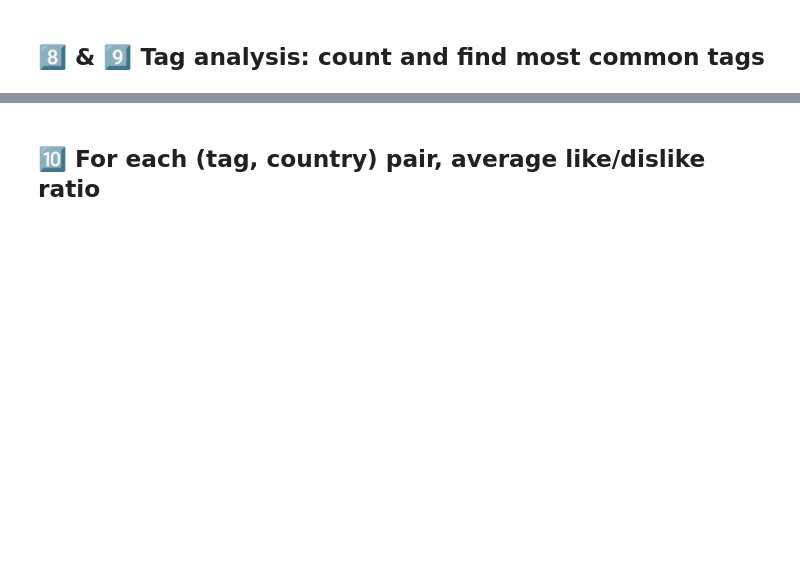
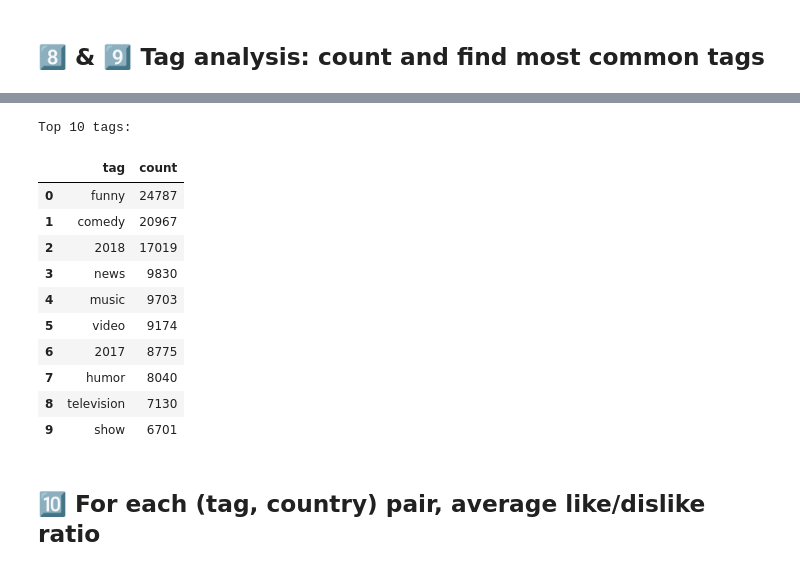
Before and after one commit to hseiinshamas/youtube-trending-analysis-2025, a Jupyter notebook: Trending_YouTube_Project.ipynb, the cells around one changed output, grey strips where cells are left out. Saved outputs shown, nothing was run; the diff lists cells and outputs as text; code cells hidden in the pictures; blank space fills up the shorter version.

```diff
--- a/Trending_YouTube_Project.ipynb
+++ b/Trending_YouTube_Project.ipynb
@@ -112,3 +253,29 @@ tag_counts.head(10)
+# %%
+# Let us remove the none for more clarity:
+
+# Remove [none] and strip extra quotes
+all_tags = youtube["tags"].dropna().str.split("|").explode()
+all_tags = all_tags[all_tags != "[none]"]  # remove [none]
+all_tags = all_tags.str.replace('"', '')   # remove extra quotes
+
+tag_counts = all_tags.value_counts().reset_index()
+tag_counts.columns = ["tag", "count"]
+
+print("Top 10 tags:")
+tag_counts.head(10)
+# %% [output]
+Top 10 tags:
+|  | tag | count |
+| 0 | funny | 24787 |
+| 1 | comedy | 20967 |
+| 2 | 2018 | 17019 |
+| 3 | news | 9830 |
+| 4 | music | 9703 |
+| 5 | video | 9174 |
+| 6 | 2017 | 8775 |
+| 7 | humor | 8040 |
+| 8 | television | 7130 |
+| 9 | show | 6701 |
 # %% [markdown]
 ## 🔟 For each (tag, country) pair, average like/dislike ratio
 # %%
```
Also changed, not shown: parts of 24 cells of this notebook.
